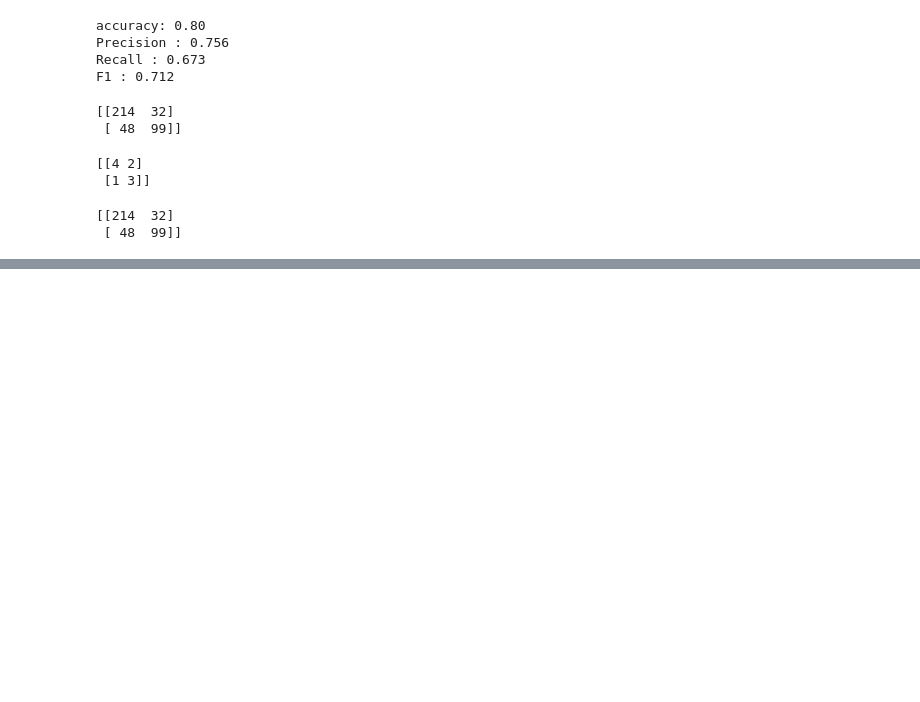
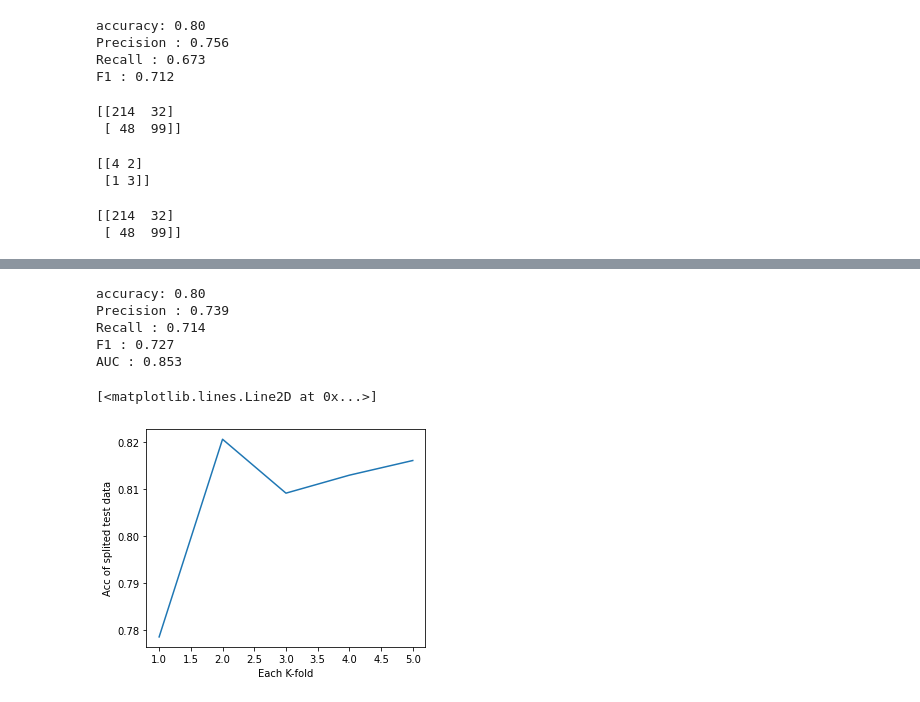
Before and after one commit to arkdusdyk/BigDataComputing, a Jupyter notebook: Lecture Notes 10 - DataClassificationModel/10_DataClassificationModel.ipynb, the cells around one changed output, grey strips where cells are left out. Cells and saved outputs as stored; diff of their text form; code cells hidden in the pictures; blank space fills up the shorter version.

Commit message:
21/06/08 Added Ch10 Ways to improve model + Verify Overfitting

```diff
--- a/Lecture Notes 10 - DataClassificationModel/10_DataClassificationModel.ipynb
+++ b/Lecture Notes 10 - DataClassificationModel/10_DataClassificationModel.ipynb
@@ -240,0 +378,16 @@ print(confmat)
+# %%
+# Feature Engineering 이후 dataset 학습
+# 데이터를 train/test dataset으로 분리
+x_train, y_train = df_train.loc[: , df_train.columns!='survived'].values, df_train['survived'].values
+x_test, y_test = df_test.loc[:, df_test.columns!='survived'].values, df_test['survived'].values
+
+# Logistic Regression Model 학습
+lr = LogisticRegression(random_state=0)
+lr.fit(x_train, y_train)
+
+# 학습한 모델의 test dataset에 대한 예측 결과 반환
+y_pred = lr.predict(x_test)
+y_pred_probability = lr.predict_proba(x_test)[:,1]
+
+
+print(y_pred_probability)
@@ -240,0 +412,58 @@ print(confmat)
+# %%
+# 평가 지표 출력
+print("accuracy: %.2f" %accuracy_score(y_test, y_pred))
+print("Precision : %.3f" %precision_score(y_test, y_pred))
+print("Recall : %.3f" %recall_score(y_test, y_pred))
+print("F1 : %.3f" %f1_score(y_test, y_pred))
+
+# AUC 계산
+false_positive_rate, true_positive_rate, thresholds = roc_curve(y_test, y_pred_probability)
+roc_auc = roc_auc_score(y_test, y_pred_probability)
+print("AUC : %.3f" %roc_auc)
+
+# Feature 추가하기 전과 후에 봤을때 Accuracy는 조금 줄었고
+# Precision은 감소, 그와 trade-off 있는 Recall은 증가
+# AUC가 증가. => 전반적인 모델 성능 향상 있었다!
+# %% [output]
+accuracy: 0.80
+Precision : 0.739
+Recall : 0.714
+F1 : 0.727
+AUC : 0.853
+# %%
+# 분류모델 검증 -> Overfitting 검증!!!
+# 1) K-folds cross validation
+from sklearn.model_selection import KFold
+
+# K-fold 교차 검증의 k를 5로 설정
+k = 5
+cv = KFold(k, shuffle = True, random_state =0)
+acc_history = []
+
+# K- fold를 5번의 분할 학습으로 반복
+for i, (train_data_row, test_data_row) in enumerate(cv.split(whole_df_encoded)):
+    # 5개로 분할된 fold 중 4개를 학습 데이터 셋, 1개를 test dataset으로 지정
+    # 매 반복시마다 테스트 데이터 셋은 변경된다..
+    df_train = whole_df_encoded.iloc[train_data_row]
+    df_test = whole_df_encoded.iloc[test_data_row]
+
+    # survived feature 를 y, 나머지 feature를 x데이터로 지정
+    splited_x_train, splited_y_train = df_train.loc[:, df_train.columns!='survived'].values, df_train['survived'].values
+    splited_x_test, splited_y_test = df_test.loc[:, df_test.columns!='survived'].values, df_test['survived'].values
+
+    #주어진 데이터로 logistic regression 학습
+    lr = LogisticRegression(random_state=0)
+    lr.fit(splited_x_train, splited_y_train)
+    y_pred = lr.predict(splited_x_test)
+
+    # test dataset의 accuracy 계산 -> acc_history에 저장
+    splited_acc = accuracy_score(splited_y_test, y_pred)
+    acc_history.append(splited_acc)
+
+#acc_history에 저장된 5번의 학습결과 (Accuracy)를 그래프로 출력
+plt.xlabel("Each K-fold")
+plt.ylabel("Acc of splited test data")
+plt.plot(range(1,k+1), acc_history)
+# %% [output]
+[<matplotlib.lines.Line2D at 0x...>]
+[figure, added]
```
Also changed, not shown: parts of 16 cells of this notebook.
